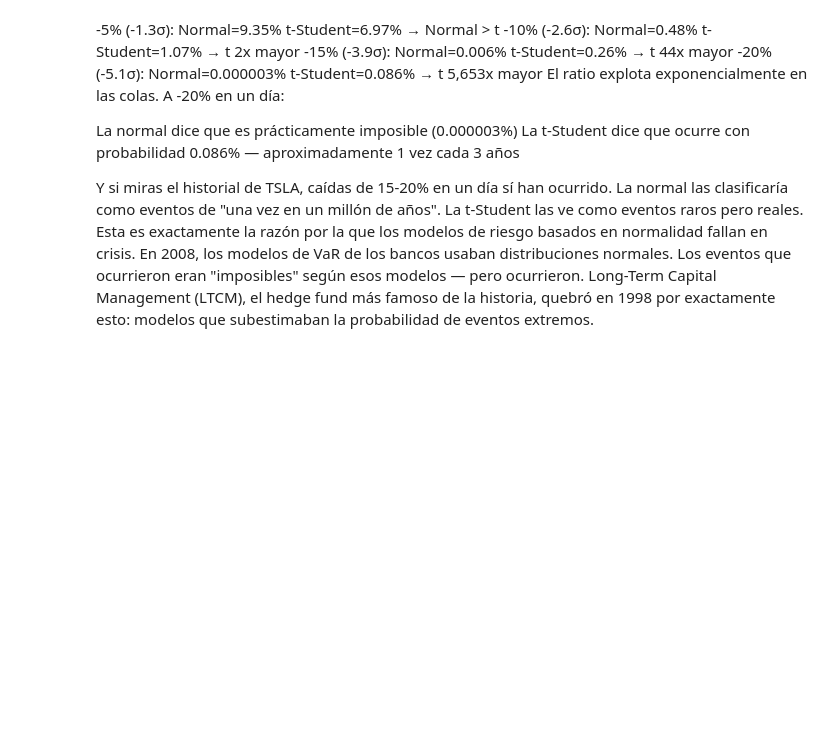
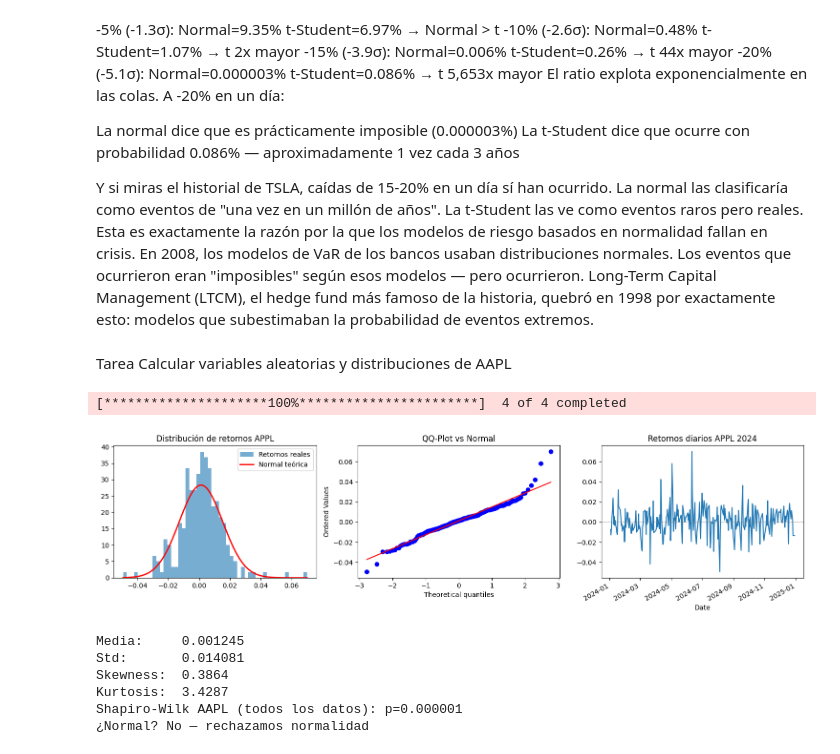
Before and after one commit to Petrack28/RoadMap2BecomeAQuant, a Jupyter notebook: 01-factor-analysis/Semana1.ipynb, the cells around one changed output. Cells and saved outputs as stored; diff of their text form; code cells hidden in the pictures; blank space fills up the shorter version.

```diff
--- a/01-factor-analysis/Semana1.ipynb
+++ b/01-factor-analysis/Semana1.ipynb
@@ -490,3 +490,64 @@ La t-Student dice que ocurre con probabilidad 0.086% — aproximadamente 1 vez c
 
 Y si miras el historial de TSLA, caídas de 15-20% en un día sí han ocurrido. La normal las clasificaría como eventos de "una vez en un millón de años". La t-Student las ve como eventos raros pero reales.
 Esta es exactamente la razón por la que los modelos de riesgo basados en normalidad fallan en crisis. En 2008, los modelos de VaR de los bancos usaban distribuciones normales. Los eventos que ocurrieron eran "imposibles" según esos modelos — pero ocurrieron. Long-Term Capital Management (LTCM), el hedge fund más famoso de la historia, quebró en 1998 por exactamente esto: modelos que subestimaban la probabilidad de eventos extremos.
+# %% [markdown]
+Tarea Calcular variables aleatorias y distribuciones de AAPL
+# %%
+import numpy as np
+import pandas as pd
+import matplotlib.pyplot as plt
+import scipy.stats as stats
+import yfinance as yf
+
+# Datos
+tickers = ["AAPL", "TSLA", "AMZN", "GLD"]
+data = yf.download(tickers, start="2024-01-01", end="2024-12-31")["Close"]
+returns = np.log(data / data.shift(1)).dropna()
+
+# Enfocamos en TSLA — el más volátil
+r = returns["AAPL"]
+
+fig, axes = plt.subplots(1, 3, figsize=(15, 4))
+
+# 1. Histograma vs Normal
+ax = axes[0]
+ax.hist(r, bins=50, density=True, alpha=0.6, label="Retornos reales")
+x = np.linspace(r.min(), r.max(), 100)
+ax.plot(x, stats.norm.pdf(x, r.mean(), r.std()),
+        'r-', linewidth=2, label="Normal teórica")
+ax.set_title("Distribución de retornos APPL")
+ax.legend()
+
+# 2. QQ-Plot
+ax = axes[1]
+stats.probplot(r, dist="norm", plot=ax)
+ax.set_title("QQ-Plot vs Normal")
+
+# 3. Retornos en el tiempo
+ax = axes[2]
+r.plot(ax=ax)
+ax.set_title("Retornos diarios APPL 2024")
+ax.axhline(0, color='gray', linewidth=0.5)
+
+plt.tight_layout()
+plt.show()
+
+# Estadísticas
+print(f"Media:     {r.mean():.6f}")
+print(f"Std:       {r.std():.6f}")
+print(f"Skewness:  {r.skew():.4f}")
+print(f"Kurtosis:  {r.kurtosis():.4f}")
+
+# Test de normalidad — tu Shapiro-Wilk
+stat, p = stats.shapiro(returns["AAPL"])
+print(f"Shapiro-Wilk AAPL (todos los datos): p={p:.6f}")
+print(f"¿Normal? {'Sí' if p > 0.05 else 'No — rechazamos normalidad'}")
+# %% [output]
+[*********************100%***********************]  4 of 4 completed
+[figure, added]
+Media:     0.001245
+Std:       0.014081
+Skewness:  0.3864
+Kurtosis:  3.4287
+Shapiro-Wilk AAPL (todos los datos): p=0.000001
+¿Normal? No — rechazamos normalidad
```
Also changed, not shown: parts of 12 cells of this notebook.
